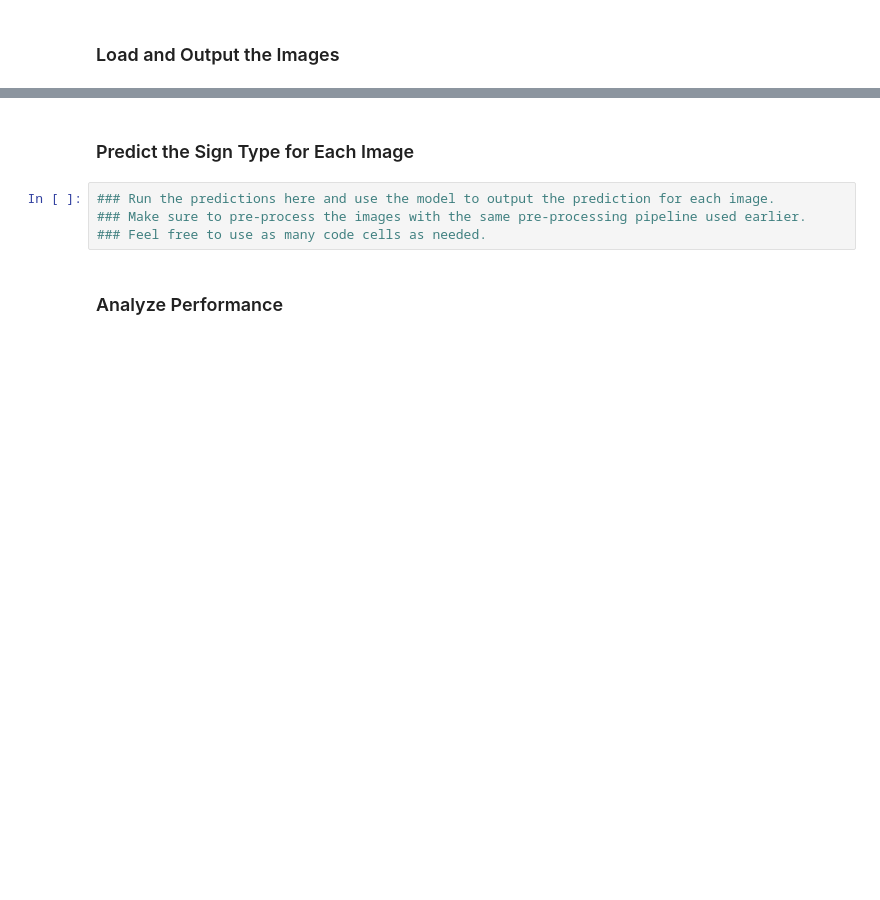
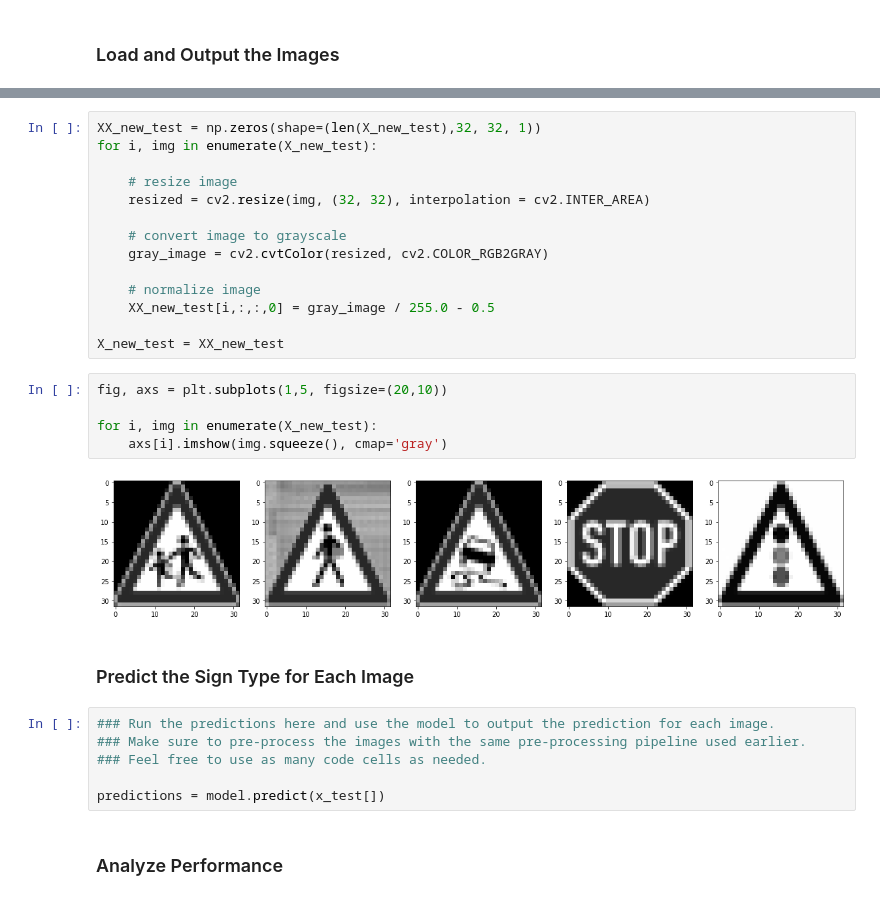
Before and after one commit to kamiarkordari/CarND-Traffic-Sign-Classifier, a Jupyter notebook: Traffic_Sign_Classifier.ipynb, the cells around one changed output, grey strips where cells are left out. Saved outputs shown, nothing was run; the diff lists cells and outputs as text; blank space fills up the shorter version.

```diff
--- a/Traffic_Sign_Classifier.ipynb
+++ b/Traffic_Sign_Classifier.ipynb
@@ -321,9 +354,32 @@ You may find `signnames.csv` useful as it contains mappings from the class id (i
+# %%
+XX_new_test = np.zeros(shape=(len(X_new_test),32, 32, 1))
+for i, img in enumerate(X_new_test):
+
+    # resize image
+    resized = cv2.resize(img, (32, 32), interpolation = cv2.INTER_AREA)
+
+    # convert image to grayscale
+    gray_image = cv2.cvtColor(resized, cv2.COLOR_RGB2GRAY)
+
+    # normalize image
+    XX_new_test[i,:,:,0] = gray_image / 255.0 - 0.5
+
+X_new_test = XX_new_test
+# %%
+fig, axs = plt.subplots(1,5, figsize=(20,10))
+
+for i, img in enumerate(X_new_test):
+    axs[i].imshow(img.squeeze(), cmap='gray')
+# %% [output]
+[figure, added]
 # %% [markdown]
 ### Predict the Sign Type for Each Image
 # %%
 ### Run the predictions here and use the model to output the prediction for each image.
 ### Make sure to pre-process the images with the same pre-processing pipeline used earlier.
 ### Feel free to use as many code cells as needed.
+
+predictions = model.predict(x_test[])
 # %% [markdown]
 ### Analyze Performance
 # %%
```
Also changed, not shown: parts of 7 cells of this notebook, 5 other files.
